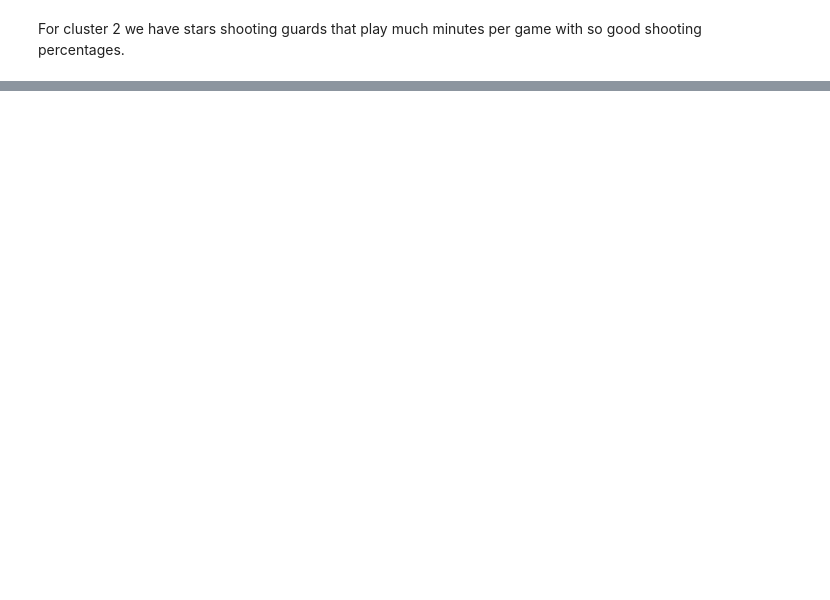
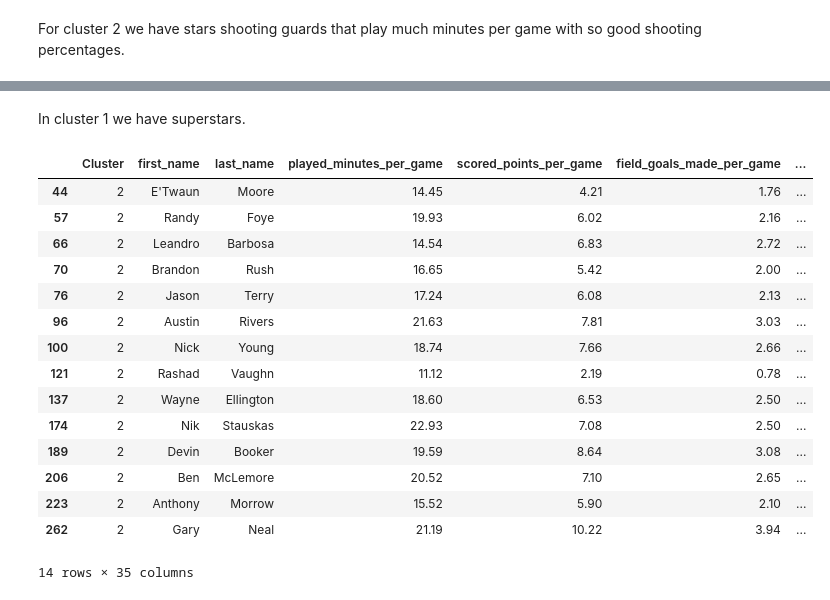
Before and after one commit to JoseRuizCasado/NBAPlayersClustering, a Jupyter notebook: SGClustering.ipynb, the cells around one changed output, grey strips where cells are left out. Drawn from its saved outputs; the diff is of its cells as text; code cells hidden in the pictures; blank space fills up the shorter version.

```diff
--- a/SGClustering.ipynb
+++ b/SGClustering.ipynb
@@ -476,0 +553,24 @@ In the cluster 5 we have role shooting guards. They can score with decent percen
+# %% [markdown]
+In cluster 1 we have superstars.
+# %%
+pd.set_option('display.float_format', '{:.2f}'.format)
+sg_per_game_cluster2 = sg_per_game[sg_per_game['Cluster'] == 2]
+sg_per_game_cluster2 = sg_per_game_cluster2.drop(['player_id'], 1)
+sg_per_game_cluster2
+# %% [output]
+|  | Cluster | first_name | last_name | played_minutes_per_game | scored_points_per_game | field_goals_made_per_game | ... |
+| 44 | 2 | E'Twaun | Moore | 14.45 | 4.21 | 1.76 | ... |
+| 57 | 2 | Randy | Foye | 19.93 | 6.02 | 2.16 | ... |
+| 66 | 2 | Leandro | Barbosa | 14.54 | 6.83 | 2.72 | ... |
+| 70 | 2 | Brandon | Rush | 16.65 | 5.42 | 2.00 | ... |
+| 76 | 2 | Jason | Terry | 17.24 | 6.08 | 2.13 | ... |
+| 96 | 2 | Austin | Rivers | 21.63 | 7.81 | 3.03 | ... |
+| 100 | 2 | Nick | Young | 18.74 | 7.66 | 2.66 | ... |
+| 121 | 2 | Rashad | Vaughn | 11.12 | 2.19 | 0.78 | ... |
+| 137 | 2 | Wayne | Ellington | 18.60 | 6.53 | 2.50 | ... |
+| 174 | 2 | Nik | Stauskas | 22.93 | 7.08 | 2.50 | ... |
+| 189 | 2 | Devin | Booker | 19.59 | 8.64 | 3.08 | ... |
+| 206 | 2 | Ben | McLemore | 20.52 | 7.10 | 2.65 | ... |
+| 223 | 2 | Anthony | Morrow | 15.52 | 5.90 | 2.10 | ... |
+| 262 | 2 | Gary | Neal | 21.19 | 10.22 | 3.94 | ... |
+14 rows × 35 columns
```
Also changed, not shown: parts of 58 cells of this notebook, 6 other files.
